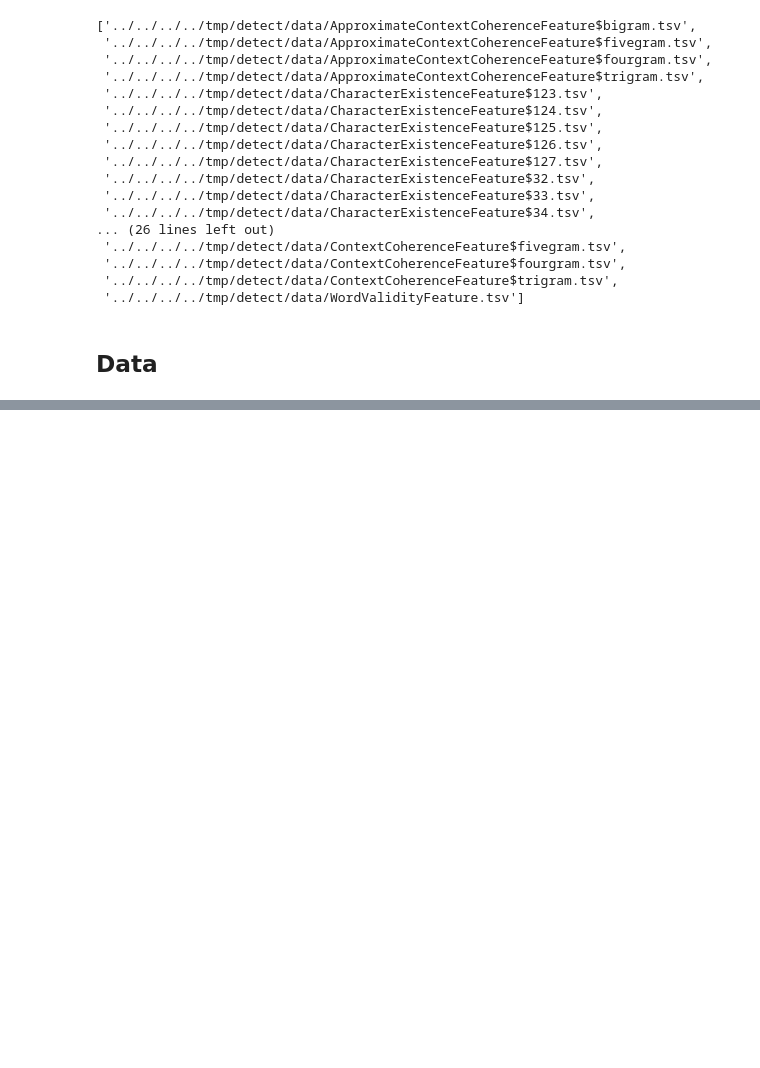
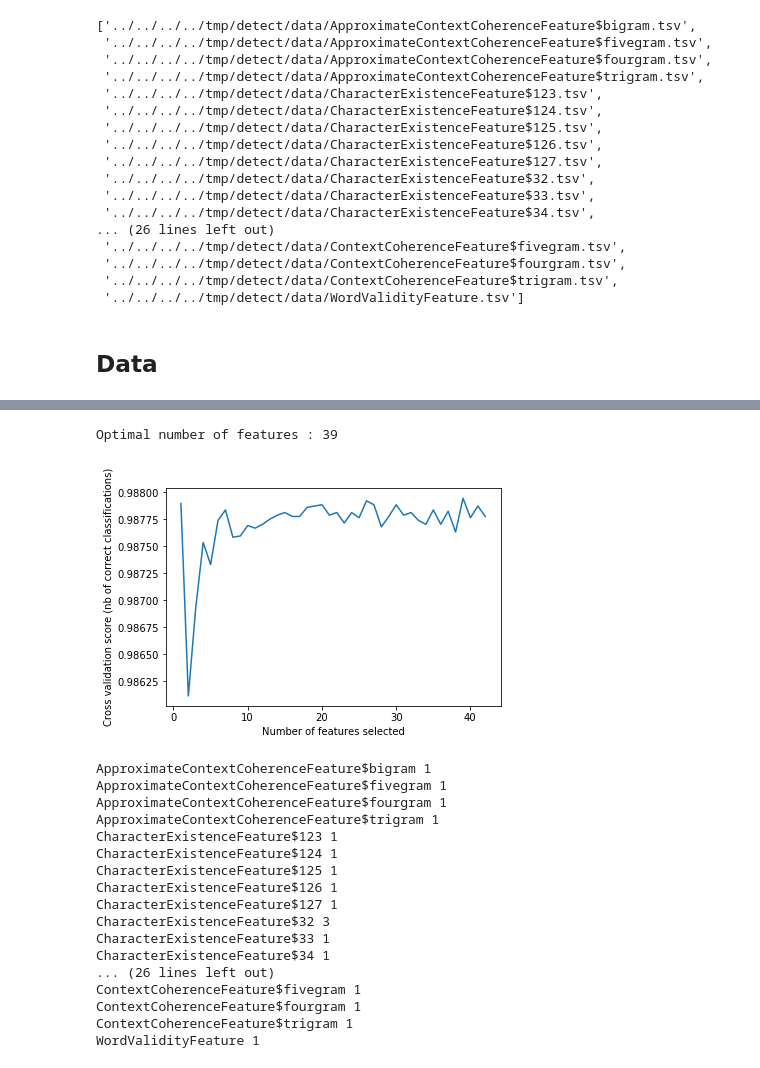
Before and after one commit to jie-mei/OCRrect, a Jupyter notebook: ocrrect-experiment/src/main/python/detect_evaluation.ipynb, the cells around one changed output, grey strips where cells are left out. Cells and saved outputs as stored; diff of their text form; code cells hidden in the pictures; blank space fills up the shorter version.

```diff
--- a/ocrrect-experiment/src/main/python/detect_evaluation.ipynb
+++ b/ocrrect-experiment/src/main/python/detect_evaluation.ipynb
@@ -120,0 +368,35 @@ DecisionTreeClassifier         0.980433
+# %%
+def eval_opt_feats(rfecv):
+    print("Optimal number of features : %d" % rfecv.n_features_)
+
+    # Plot number of features VS. cross-validation scores
+    plt.figure()
+    plt.xlabel("Number of features selected")
+    plt.ylabel("Cross validation score (nb of correct classifications)")
+    plt.plot(range(1, len(rfecv.grid_scores_) + 1), rfecv.grid_scores_)
+    plt.show()
+
+    for name, rank in zip(FEATS_TRAIN.columns, rfecv.ranking_):
+        print(name, rank)
+# %%
+eval_opt_feats(get_clf('RFECV-ETree'))
+# %% [output]
+Optimal number of features : 39
+[figure, added]
+ApproximateContextCoherenceFeature$bigram 1
+ApproximateContextCoherenceFeature$fivegram 1
+ApproximateContextCoherenceFeature$fourgram 1
+ApproximateContextCoherenceFeature$trigram 1
+CharacterExistenceFeature$123 1
+CharacterExistenceFeature$124 1
+CharacterExistenceFeature$125 1
+CharacterExistenceFeature$126 1
+CharacterExistenceFeature$127 1
+CharacterExistenceFeature$32 3
+CharacterExistenceFeature$33 1
+CharacterExistenceFeature$34 1
+... (26 lines left out)
+ContextCoherenceFeature$fivegram 1
+ContextCoherenceFeature$fourgram 1
+ContextCoherenceFeature$trigram 1
+WordValidityFeature 1
```
Also changed, not shown: parts of 16 cells of this notebook.
